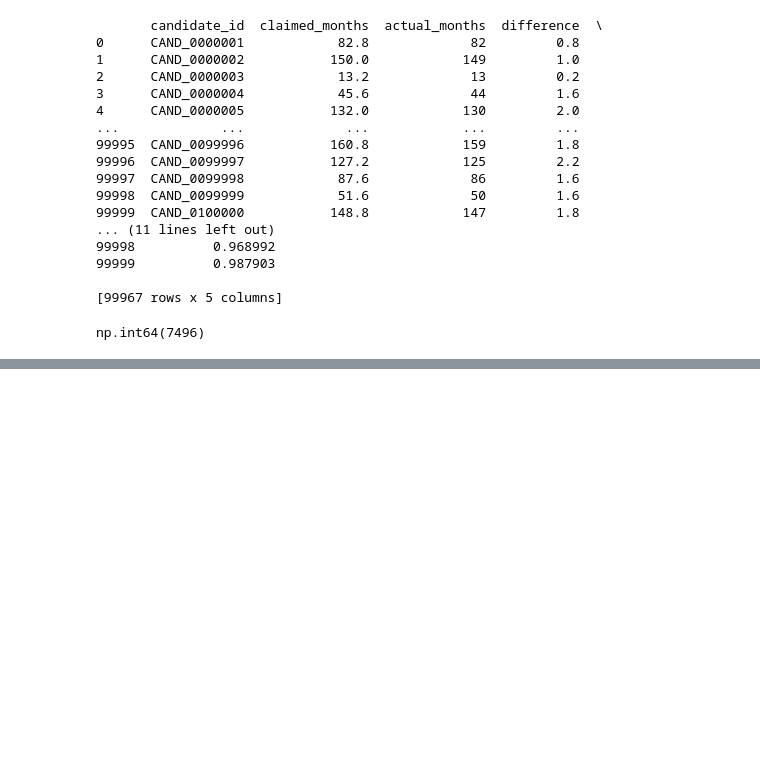
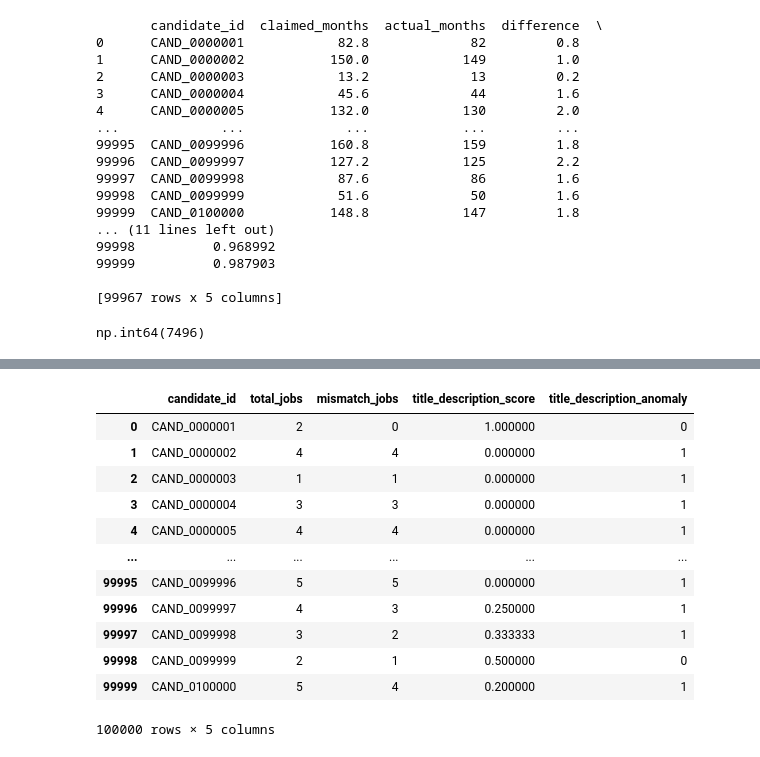
Before and after one commit to Theshmphony7580/autorecruit-, a Jupyter notebook: data_forensic _files/03_ranking_forensics.ipynb, the cells around one changed output, grey strips where cells are left out. Cells and saved outputs as stored; diff of their text form; code cells hidden in the pictures; blank space fills up the shorter version.

```diff
--- a/data_forensic _files/03_ranking_forensics.ipynb
+++ b/data_forensic _files/03_ranking_forensics.ipynb
@@ -1122,0 +1236,38 @@ education_df
+# %%
+education_rows_list = []
+
+for c in candidates:
+    cid = c["candidate_id"]
+    edu = c["education"]
+
+    # Check degree anomaly
+    if len(edu) < 2:
+        degree_anomaly = False
+    else:
+        ranks = [degree_rank.get(e["degree"], -1) for e in edu]
+        degree_anomaly = ranks != sorted(ranks)
+
+    # Check year anomaly
+    if len(edu) < 2:
+        year_anomaly = False
+    else:
+        years = [e["end_year"] for e in edu]
+        year_anomaly = years != sorted(years)
+
+    # Calculate scores
+    degree_score = 0 if degree_anomaly else 1
+    year_score = 0 if year_anomaly else 1
+
+    education_score = (0.5 * degree_score + 0.5 * year_score)
+
+    education_rows_list.append({
+        "candidate_id": cid,
+        "degree_anomaly": degree_anomaly,
+        "year_anomaly": year_anomaly,
+        "degree_score": degree_score,
+        "year_score": year_score,
+        "education_score": education_score
+    })
+
+education_scores_df = pd.DataFrame(education_rows_list)
+education_scores_df.head()
@@ -1122,0 +1349,16 @@ education_df
+# %%
+title_desc_df
+# %% [output]
+|  | candidate_id | total_jobs | mismatch_jobs | title_description_score | title_description_anomaly |
+| 0 | CAND_0000001 | 2 | 0 | 1.000000 | 0 |
+| 1 | CAND_0000002 | 4 | 4 | 0.000000 | 1 |
+| 2 | CAND_0000003 | 1 | 1 | 0.000000 | 1 |
+| 3 | CAND_0000004 | 3 | 3 | 0.000000 | 1 |
+| 4 | CAND_0000005 | 4 | 4 | 0.000000 | 1 |
+| ... | ... | ... | ... | ... | ... |
+| 99995 | CAND_0099996 | 5 | 5 | 0.000000 | 1 |
+| 99996 | CAND_0099997 | 4 | 3 | 0.250000 | 1 |
+| 99997 | CAND_0099998 | 3 | 2 | 0.333333 | 1 |
+| 99998 | CAND_0099999 | 2 | 1 | 0.500000 | 0 |
+| 99999 | CAND_0100000 | 5 | 4 | 0.200000 | 1 |
+100000 rows × 5 columns
```
Also changed, not shown: parts of 39 cells of this notebook.
